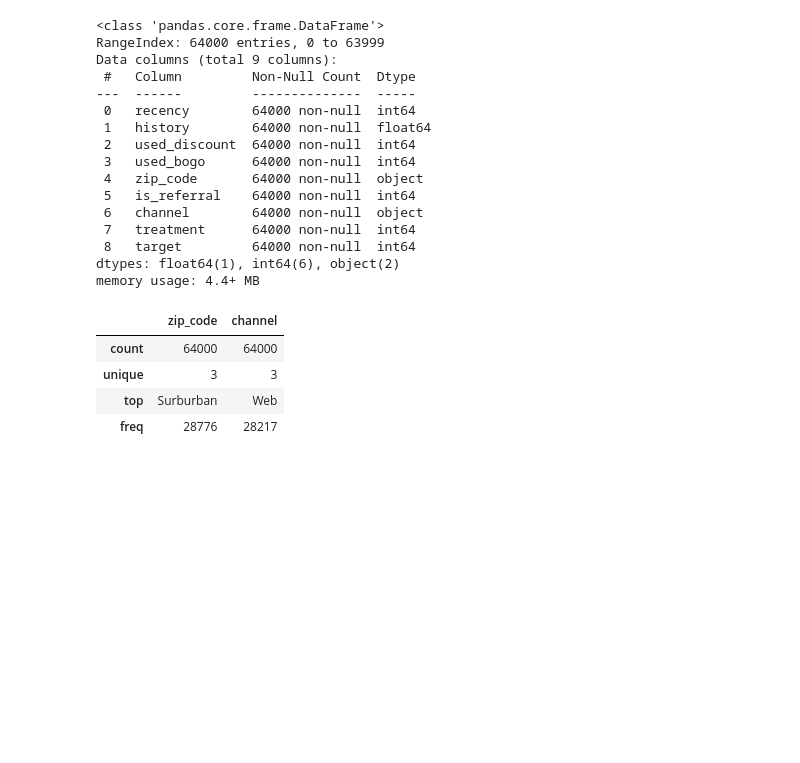
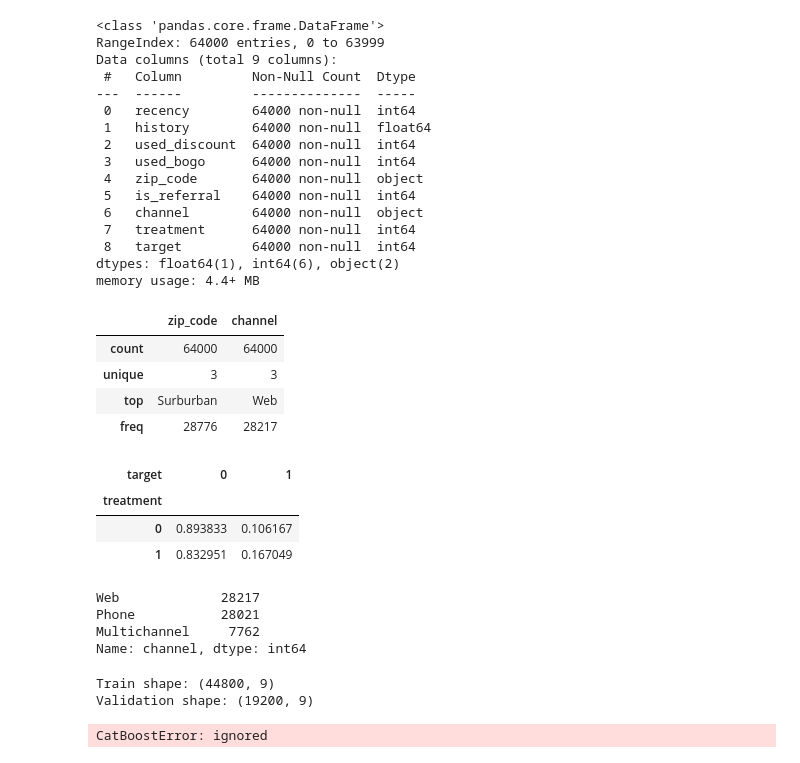
Before and after one commit to Ksenia-90/Machine_learning-_in_business, a Jupyter notebook: HW4.ipynb, the cells around one changed output. Drawn from its saved outputs; the diff is of its cells as text; code cells hidden in the pictures; blank space fills up the shorter version.

```diff
--- a/HW4.ipynb
+++ b/HW4.ipynb
@@ -124,19 +118,40 @@ df_new.describe(include=np.object)
 | unique | 3 | 3 |
 | top | Surburban | Web |
 | freq | 28776 | 28217 |
+# %%
+import pandas as pd
+
+pd.crosstab(df_new.treatment, df_new.target, normalize='index')
+# %% [output]
+| target | 0 | 1 |
+| treatment |  |  |
+| 0 | 0.893833 | 0.106167 |
+| 1 | 0.832951 | 0.167049 |
+# %%
+df_new['channel'] = df_new['channel'].fillna(value='Не определен')
+
+print(df_new['channel'].value_counts(dropna=False))
+# %% [output]
+Web             28217
+Phone           28021
+Multichannel     7762
+Name: channel, dtype: int64
 # %%
 from sklearn.model_selection import train_test_split
 
-stratify_cols = pd.concat([df.treatment, df.target], axis=1)
+stratify_cols = pd.concat([df_new.treatment, df_new.target], axis=1)
 
-X_train, X_val, trmnt_train, trmnt_val, y_train, y_val = train_test_split(
-    dataset.data,
-    dataset.treatment,
-    dataset.target,
+X_train, X_test, treat_train, treat_test, y_train, y_test = train_test_split(
+    df_new,
+    df_new.treatment,
+    df_new.target,
     stratify=stratify_cols,
     test_size=0.3,
     random_state=42
 )
-
+cat_features = ['channel']
 print(f"Train shape: {X_train.shape}")
 print(f"Validation shape: {X_val.shape}")
+# %% [output]
+Train shape: (44800, 9)
+Validation shape: (19200, 9)
@@ -142,0 +172,8 @@ print(f"Validation shape: {X_val.shape}")
+# %%
+my_pipeline = my_pipeline.fit(
+    X=X_train,
+    y=y_train,
+    model__treatment=treat_train
+)
+# %% [output]
+CatBoostError: ignored
```
Also changed, not shown: parts of 16 cells of this notebook.
